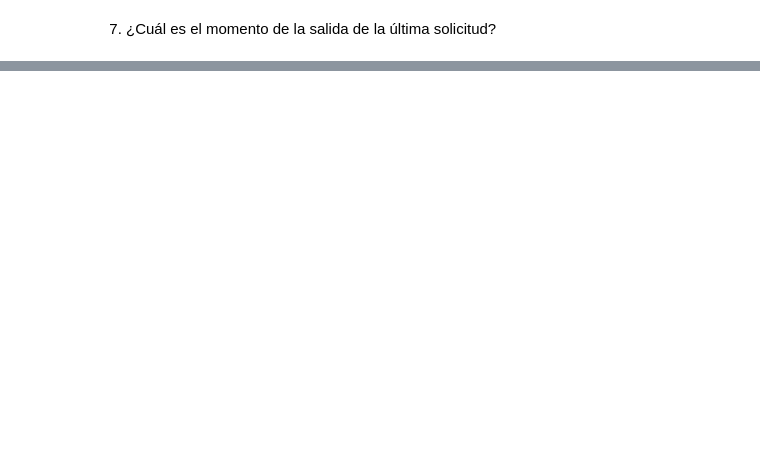
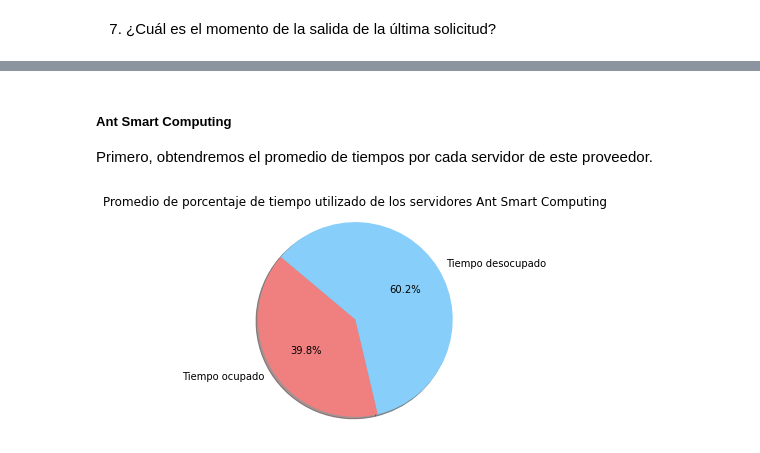
Before and after one commit to OJP98/Mini-proyecto-3-Modelos-y-Simulcacion, a Jupyter notebook: Simulacion_Miniproyecto3.ipynb, the cells around one changed output, grey strips where cells are left out. Saved outputs shown, nothing was run; the diff lists cells and outputs as text; code cells hidden in the pictures; blank space fills up the shorter version.

```diff
--- a/Simulacion_Miniproyecto3.ipynb
+++ b/Simulacion_Miniproyecto3.ipynb
@@ -351,0 +353,21 @@ Servidor 9 atendio un total de 1260 solicitudes
+# %%
+# Hacemos una sumatoria de la diferencia entre instantes cuando el servidor
+# terminó una solicitud y entró otra.
+tiemposDA1 = []
+for i in range(len(registroServers)):
+  try:
+    llegadasDict=registroServers[i]['llegadas']
+    salidasDict=registroServers[i]['salidas']
+    llegadasList=[]
+    salidasList=[]
+    for id in registroServers[i]['llegadas'].keys():
+      llegadasList.append(llegadasDict[id])
+      salidasList.append(salidasDict[id])
+
+    tiempoDesocupado = round(abs(TiempoServidorIdle(llegadasList, salidasList)), 3)
+    tiemposDA1.append(tiempoDesocupado)
+    print(f'Servidor {i} estuvo desocupado {tiempoDesocupado} segundos')
+  except:
+    print(f'Servidor {i} estuvo desocupado todo el tiempo')
+
+tiempoDesocupadoA1 = sum(tiemposDA1) / len(tiemposDA1)
@@ -351,0 +440,3 @@ Servidor 9 atendio un total de 1260 solicitudes
+# %%
+tiempoCorridaA1 = ultimoInstante
+print(ultimoInstante)
@@ -739,0 +798,20 @@ Aspectos a tomar en cuenta:
+# %% [markdown]
+##### Ant Smart Computing
+
+Primero, obtendremos el promedio de tiempos por cada servidor de este proveedor.
+# %%
+porcentajeOcupado = (tiempoOcupadoA1*100)/tiempoCorridaA1
+porcentajeDesocupado = (tiempoDesocupadoA1*100)/tiempoCorridaA1
+
+labels = 'Tiempo ocupado', 'Tiempo desocupado'
+sizes = [porcentajeOcupado, porcentajeDesocupado]
+colors = ['lightcoral', 'lightskyblue']
+
+plt.pie(sizes, labels=labels, colors=colors,
+        autopct='%1.1f%%', shadow=True, startangle=140)
+
+plt.axis('equal')
+plt.title('Promedio de porcentaje de tiempo utilizado de los servidores Ant Smart Computing')
+plt.show()
+# %% [output]
+[figure, added]
```
Also changed, not shown: parts of 137 cells of this notebook.
